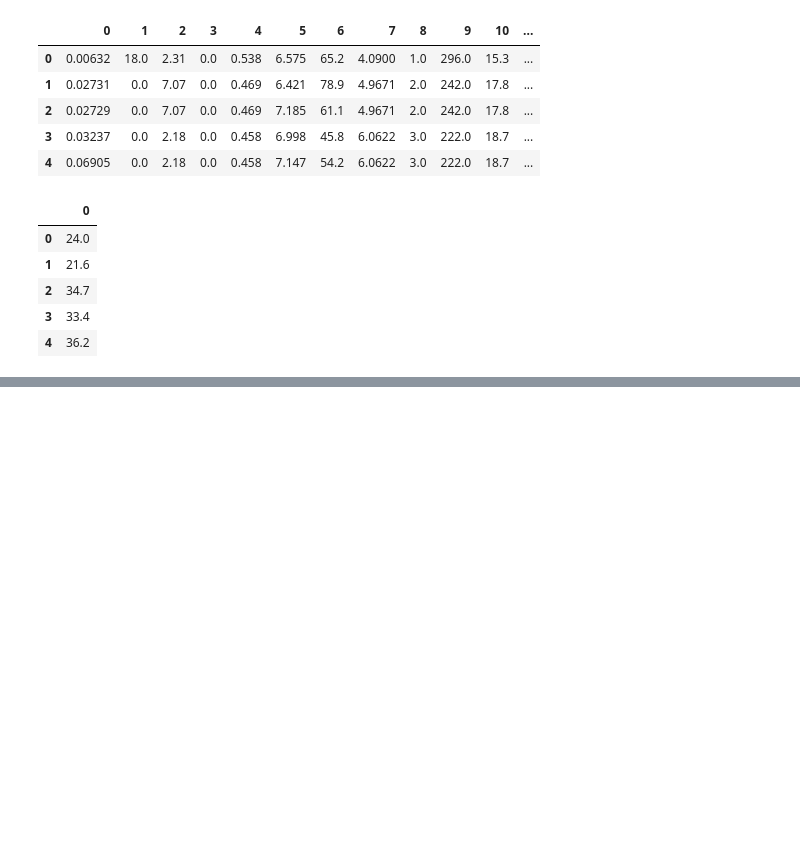
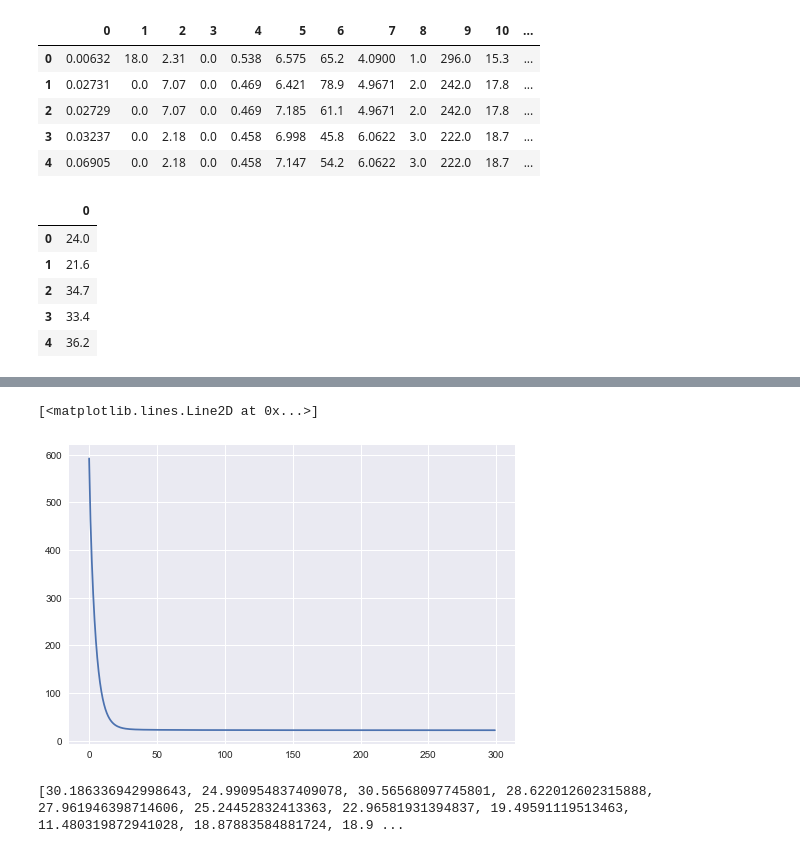
Before and after one commit to mayank-aggrwal/machine-learning-algorithms, a Jupyter notebook: Linear_Regression/LR_with_Multiple_Features.ipynb, the cells around one changed output, grey strips where cells are left out. Cells and saved outputs as stored; diff of their text form; code cells hidden in the pictures; blank space fills up the shorter version.

```diff
--- a/Linear_Regression/LR_with_Multiple_Features.ipynb
+++ b/Linear_Regression/LR_with_Multiple_Features.ipynb
@@ -77,0 +311,13 @@ dfY.head()
+# %%
+plt.plot(error_list)
+# %% [output]
+[<matplotlib.lines.Line2D at 0x...>]
+[figure, added]
+# %%
+y_ = []
+for i in range(X.shape[0]):
+    pred = hypothesis(X[i], theta)
+    y_.append(pred)
+print(y_)
+# %% [output]
+[30.186336942998643, 24.990954837409078, 30.56568097745801, 28.622012602315888, 27.961946398714606, 25.24452832413363, 22.96581931394837, 19.49591119513463, 11.480319872941028, 18.87883584881724, 18.9 ...
```
Also changed, not shown: parts of 33 cells of this notebook.
